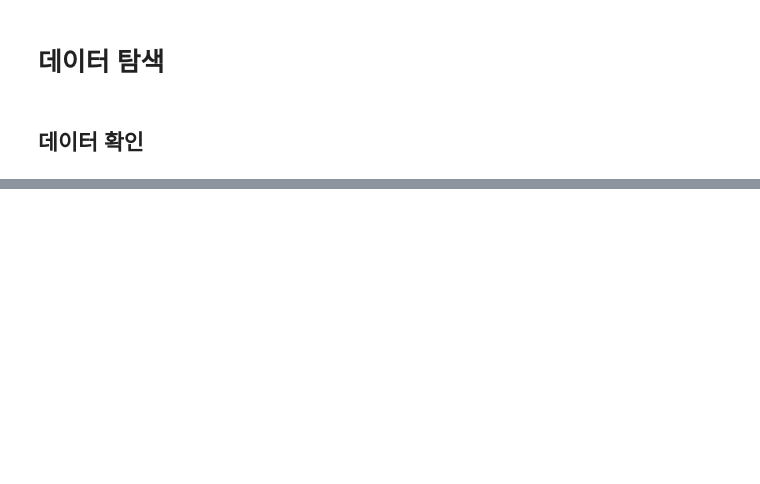
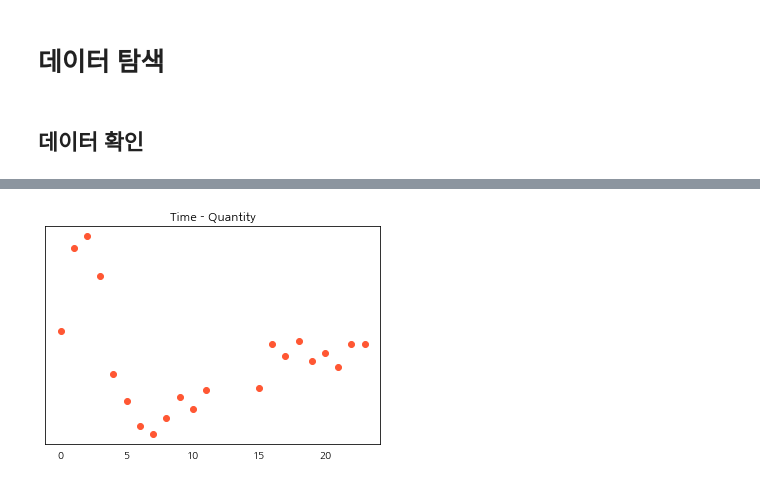
Before and after one commit to devsosin/big_contest, a Jupyter notebook: EDA.ipynb, the cells around one changed output, grey strips where cells are left out. Saved outputs shown, nothing was run; the diff lists cells and outputs as text; code cells hidden in the pictures; blank space fills up the shorter version.

```diff
--- a/EDA.ipynb
+++ b/EDA.ipynb
@@ -153,0 +110,7 @@ test_data['방송일시'] = list(map(lambda i : datetime.strptime(str(i), '%Y-%m
+# %%
+plt.scatter(datas.index, datas, color='#FF5733')
+plt.tick_params(bottom=False, left=False, labelleft=False)
+plt.title('Time - Quantity')
+plt.show()
+# %% [output]
+[figure, added]
```
Also changed, not shown: parts of 60 cells of this notebook, 8 other files.
